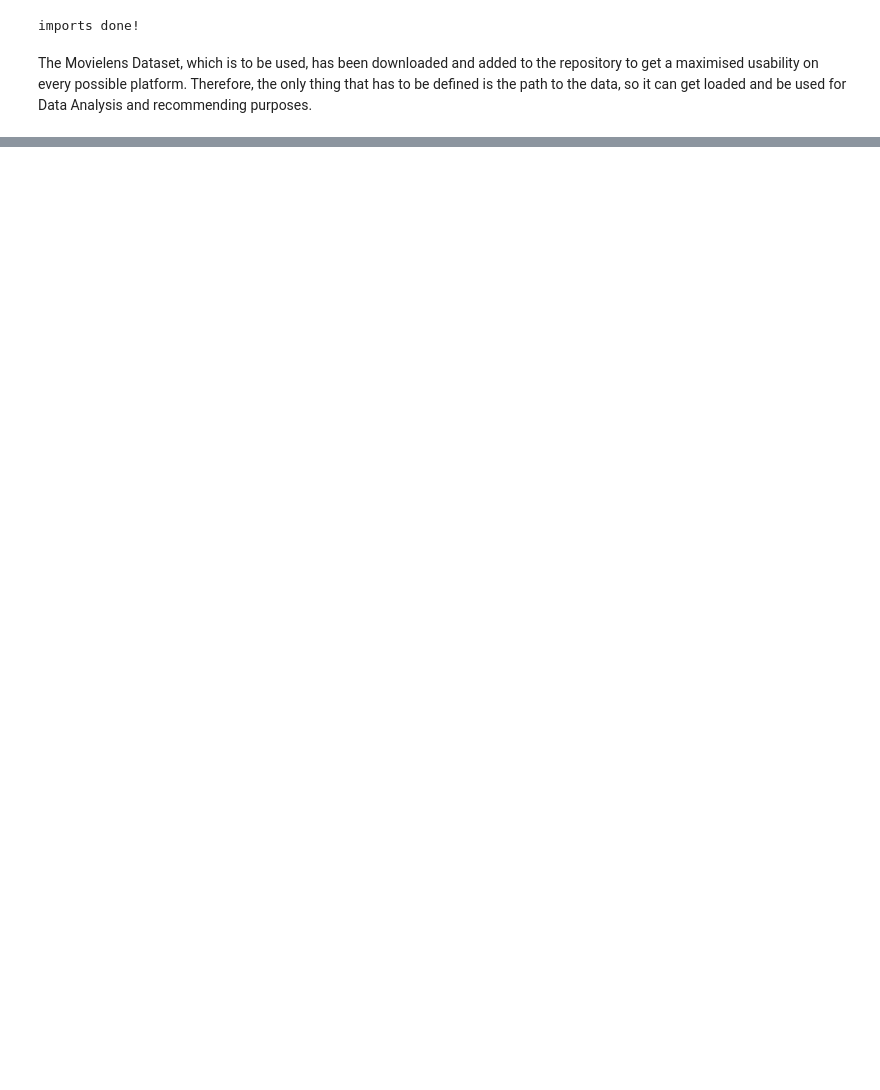
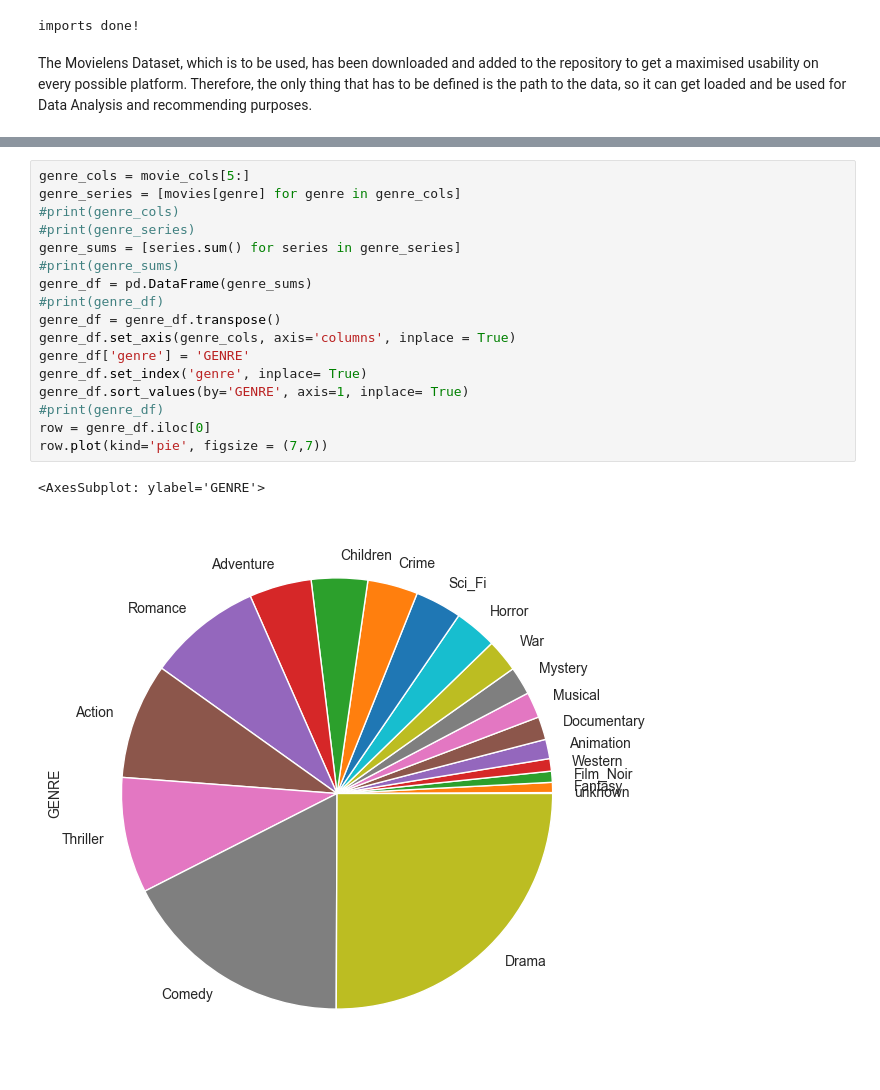
Before and after one commit to ursthejosh/DeepLearningAbgabe, a Jupyter notebook: DeepLearningTask.ipynb, the cells around one changed output, grey strips where cells are left out. Saved outputs shown, nothing was run; the diff lists cells and outputs as text; blank space fills up the shorter version.

```diff
--- a/DeepLearningTask.ipynb
+++ b/DeepLearningTask.ipynb
@@ -232,0 +112,20 @@ oder
+# %%
+genre_cols = movie_cols[5:]
+genre_series = [movies[genre] for genre in genre_cols]
+#print(genre_cols)
+#print(genre_series)
+genre_sums = [series.sum() for series in genre_series]
+#print(genre_sums)
+genre_df = pd.DataFrame(genre_sums)
+#print(genre_df)
+genre_df = genre_df.transpose()
+genre_df.set_axis(genre_cols, axis='columns', inplace = True)
+genre_df['genre'] = 'GENRE'
+genre_df.set_index('genre', inplace= True)
+genre_df.sort_values(by='GENRE', axis=1, inplace= True)
+#print(genre_df)
+row = genre_df.iloc[0]
+row.plot(kind='pie', figsize = (7,7))
+# %% [output]
+<AxesSubplot: ylabel='GENRE'>
+[figure, added]
```
Also changed, not shown: parts of 53 cells of this notebook, 4 other files.
